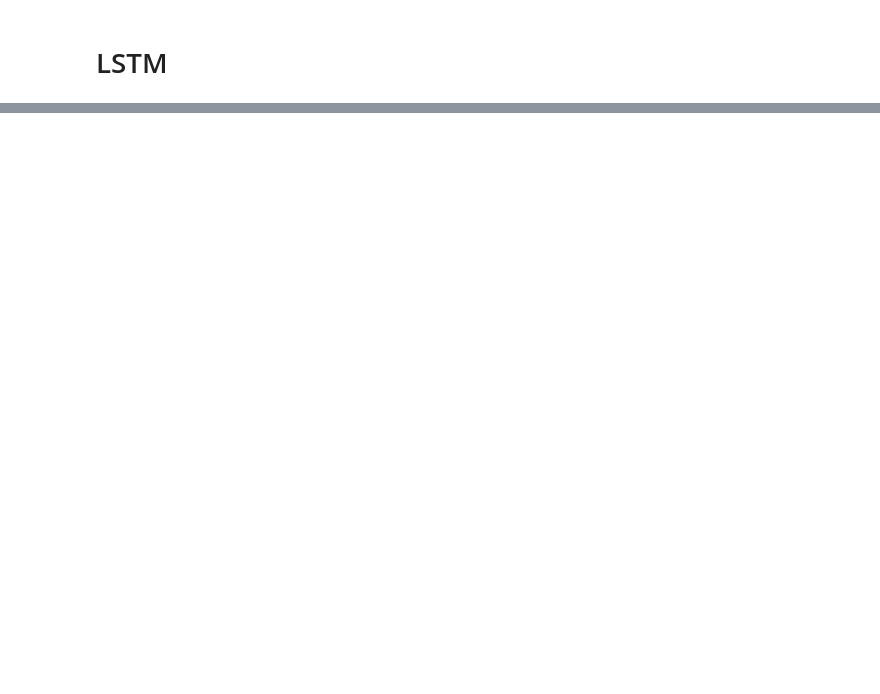
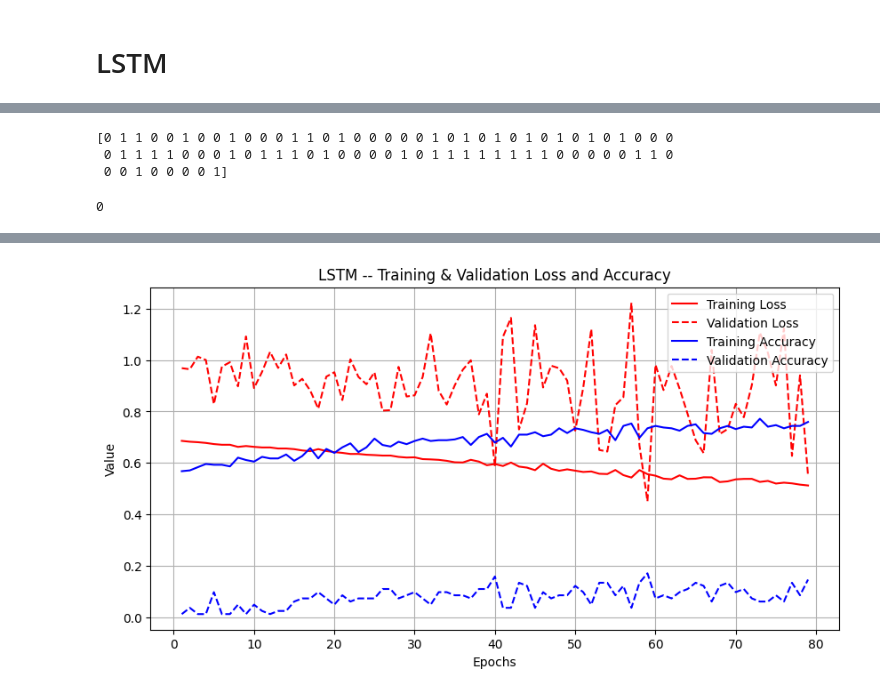
Before and after one commit to khnam-ng/SevereDengueFever, a Jupyter notebook: notebooks/LSTM.ipynb, the cells around one changed output, grey strips where cells are left out. Saved outputs shown, nothing was run; the diff lists cells and outputs as text; code cells hidden in the pictures; blank space fills up the shorter version.

Commit message:
add(LSTM): finish LSTM model

```diff
--- a/notebooks/LSTM.ipynb
+++ b/notebooks/LSTM.ipynb
@@ -100,2 +109,4 @@ df.drop(ADDITIONAL_DISEASES, axis=1, inplace=True)
 # %% [markdown]
 # LSTM
+# %%
+df.drop(HEART_INDEX, axis=1, inplace=True)
@@ -101,0 +131,77 @@ df.drop(ADDITIONAL_DISEASES, axis=1, inplace=True)
+# %%
+x1_train = x1_train.apply(pd.to_numeric, errors='coerce')
+x1_test = x1_test.apply(pd.to_numeric, errors='coerce')
+y1_train = pd.to_numeric(y1_train, errors='coerce')
+y1_test = pd.to_numeric(y1_test, errors='coerce')
+# %%
+x1_train = x1_train.to_numpy()
+y1_train = y1_train.to_numpy()
+x1_test = x1_test.to_numpy()
+y1_test = y1_test.to_numpy()
+y1_train = y1_train - 1
+y1_test = y1_test - 1
+
+# x1_train = x1_train.reshape(x1_train.shape[0], 1, 24)
+
+# x1_test = x1_test.reshape(x1_test.shape[0], 1, 24)
+# %%
+print(y1_test)
+# %% [output]
+[0 1 1 0 0 1 0 0 1 0 0 0 1 1 0 1 0 0 0 0 0 1 0 1 0 1 0 1 0 1 0 1 0 1 0 0 0
+ 0 1 1 1 1 0 0 0 1 0 1 1 1 0 1 0 0 0 0 1 0 1 1 1 1 1 1 1 1 0 0 0 0 0 1 1 0
+ 0 0 1 0 0 0 0 1]
+# %%
+print(y1_train[0])
+# %% [output]
+0
+# %%
+# Define the BiLSTM model
+model = Sequential([
+    Input(shape=(1, 24)),  # Input shape: (timesteps, features)
+    Masking(mask_value=-1.0),  # Ignores padding
+    LSTM(24),  #, kernel_initializer='he_uniform'
+    Dense(1, activation='sigmoid')  # 3-class classification
+])
+
+# Compile the model
+model.compile(optimizer='adam', loss='binary_crossentropy', metrics=['accuracy', tf.keras.metrics.AUC(),
+                 tf.keras.metrics.Precision(),
+                 tf.keras.metrics.Recall()])
+
+# Train the model
+history = model.fit(
+    x1_train, y1_train,
+    epochs=100,
+    batch_size=16,
+    validation_data=(x1_test, y1_test),
+    callbacks=[EarlyStopping(patience=20)]
+)
+
+# Extract values
+epochs = range(1, len(history.history['loss']) + 1)
+train_loss = history.history['loss']
+val_loss = history.history['val_loss']
+train_acc = history.history['accuracy']
+val_acc = history.history['val_accuracy']
+
+# Plot both accuracy and loss
+plt.figure(figsize=(10, 5))
+
+# Left Y-axis: Loss
+plt.plot(epochs, train_loss, 'r-', label="Training Loss")
+plt.plot(epochs, val_loss, 'r--', label="Validation Loss")
+
+# Right Y-axis: Accuracy
+plt.plot(epochs, train_acc, 'b-', label="Training Accuracy")
+plt.plot(epochs, val_acc, 'b--', label="Validation Accuracy")
+
+# Labels & Legends
+plt.xlabel("Epochs")
+plt.ylabel("Value")
+plt.title("LSTM -- Training & Validation Loss and Accuracy")
+plt.legend()
+plt.grid()
+
+# Show plot
+plt.show()
+# %% [output]
@@ -101,0 +225 @@ df.drop(ADDITIONAL_DISEASES, axis=1, inplace=True)
+[figure, added]
```
Also changed, not shown: parts of 16 cells of this notebook, 2 other files.
